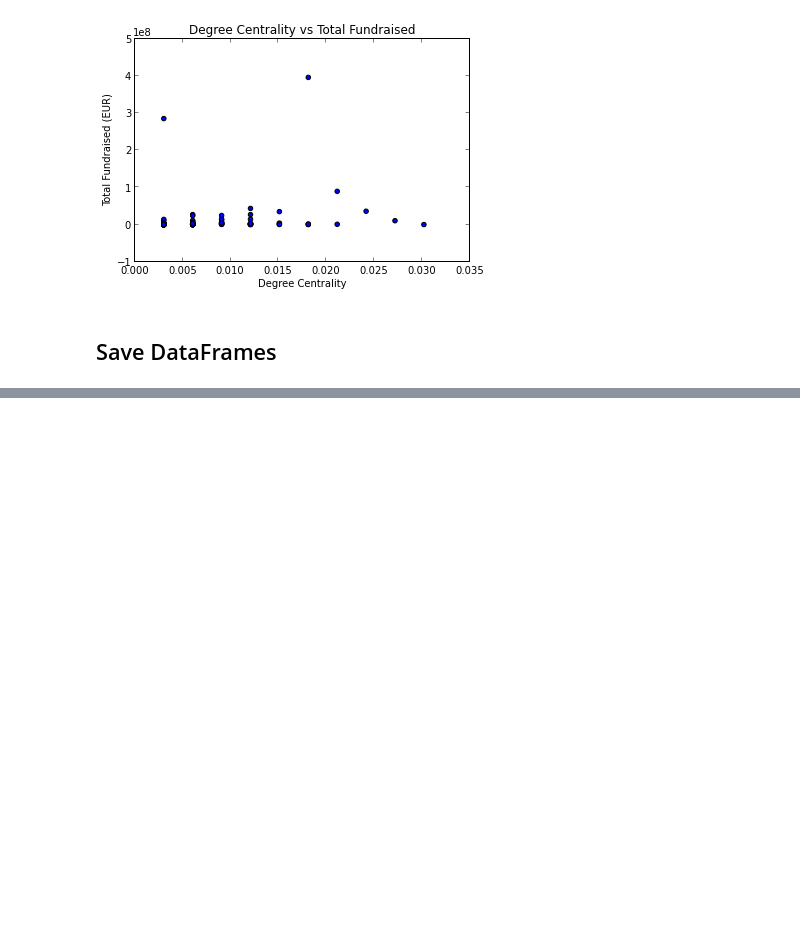
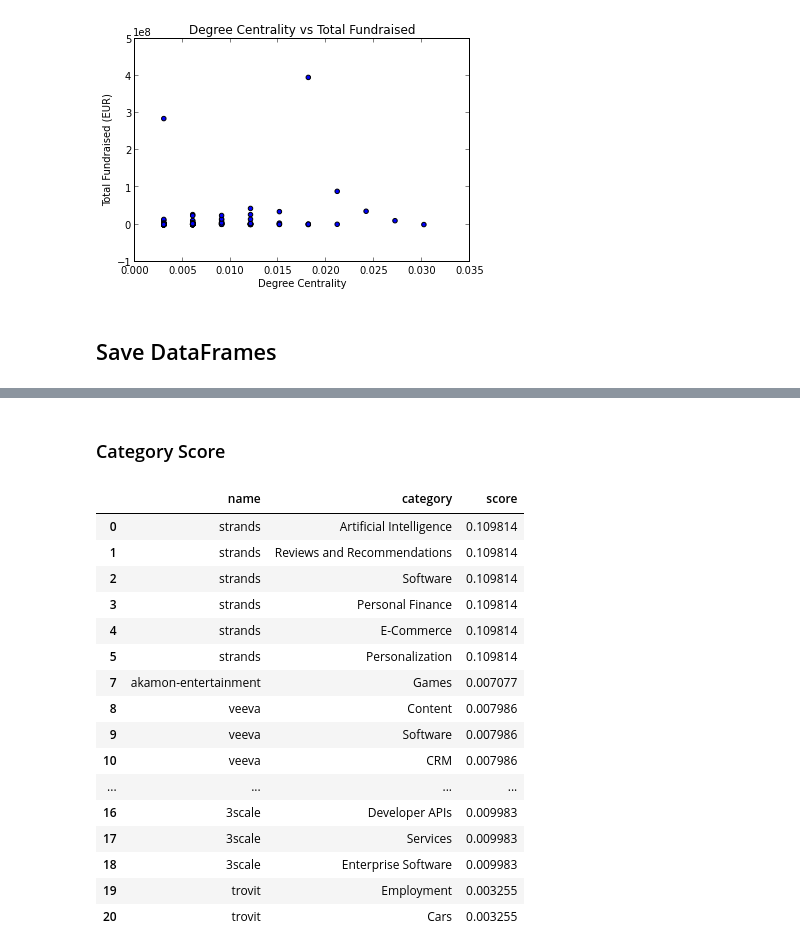
Before and after one commit to arkeats/IP_Demo, a Jupyter notebook: Crunch_IP.ipynb, the cells around one changed output, grey strips where cells are left out. Drawn from its saved outputs; the diff is of its cells as text; code cells hidden in the pictures; blank space fills up the shorter version.

```diff
--- a/Crunch_IP.ipynb
+++ b/Crunch_IP.ipynb
@@ -603,0 +676,2 @@ b.to_csv('deg_central.csv', sep=',', encoding='utf-8',index=False)
+# %% [markdown]
+### Category Score
@@ -603,0 +681,30 @@ b.to_csv('deg_central.csv', sep=',', encoding='utf-8',index=False)
+# %%
+dcat['name']=dcat['name'].apply(lambda x: x if x in m else 'false')
+dc=dcat[dcat.name != 'false']
+# %%
+h2['money']=h2['money'].astype(float)
+h2['money'] = (h2['money'] - h2['money'].min()) / (h2['money'].max() - h2['money'].min())
+# %%
+rt=dict(zip(h2.company, h2.money))
+# %%
+dc['score']=dc['name'].apply(lambda x: rt[x])
+# %%
+dc.head(20)
+# %% [output]
+|  | name | category | score |
+| 0 | strands | Artificial Intelligence | 0.109814 |
+| 1 | strands | Reviews and Recommendations | 0.109814 |
+| 2 | strands | Software | 0.109814 |
+| 3 | strands | Personal Finance | 0.109814 |
+| 4 | strands | E-Commerce | 0.109814 |
+| 5 | strands | Personalization | 0.109814 |
+| 7 | akamon-entertainment | Games | 0.007077 |
+| 8 | veeva | Content | 0.007986 |
+| 9 | veeva | Software | 0.007986 |
+| 10 | veeva | CRM | 0.007986 |
+| ... | ... | ... | ... |
+| 16 | 3scale | Developer APIs | 0.009983 |
+| 17 | 3scale | Services | 0.009983 |
+| 18 | 3scale | Enterprise Software | 0.009983 |
+| 19 | trovit | Employment | 0.003255 |
+| 20 | trovit | Cars | 0.003255 |
```
Also changed, not shown: parts of 20 cells of this notebook.
